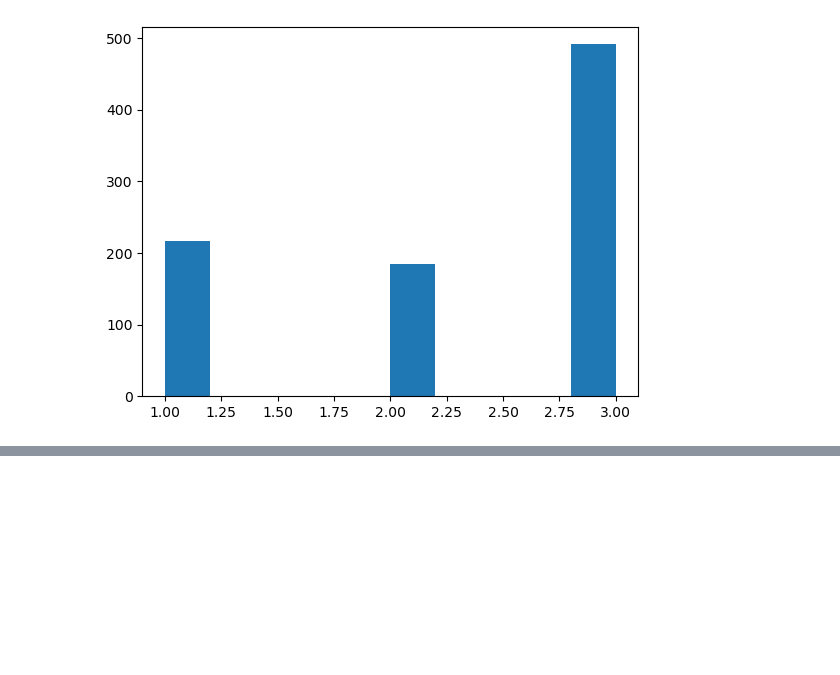
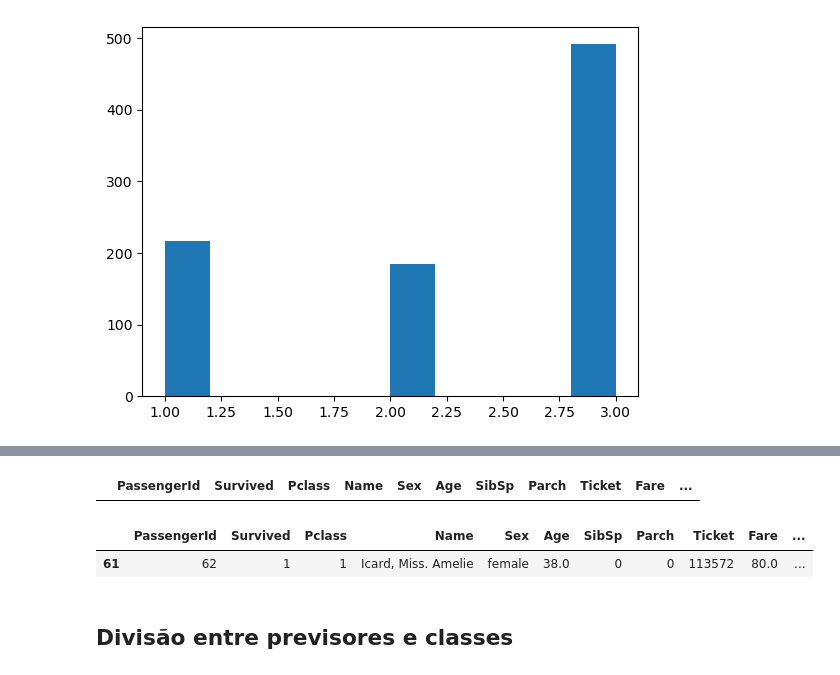
Before and after one commit to victorcunha94/ML_projects, a Jupyter notebook: titanic_kaggle/Untitled.ipynb, the cells around one changed output, grey strips where cells are left out. Drawn from its saved outputs; the diff is of its cells as text; code cells hidden in the pictures; blank space fills up the shorter version.

```diff
--- a/titanic_kaggle/Untitled.ipynb
+++ b/titanic_kaggle/Untitled.ipynb
@@ -97,0 +173,4 @@ plt.hist(x = titanic_train['Pclass']);
+# %%
+# Apagando a coluna Cabin, tem-se muitos dados faltantes
+titanic_train.drop('Cabin', axis = 1, inplace = True)
+titanic_train
@@ -97,0 +191,3 @@ plt.hist(x = titanic_train['Pclass']);
+# %%
+# Tratamento de valores faltantes, subistituindo as idades faltantes pela média
+titanic_train['Age'].fillna(titanic_train['Age'].mean(), inplace = True)
@@ -97,0 +198,2 @@ plt.hist(x = titanic_train['Pclass']);
+# %%
+titanic_train['Embarked'].fillna(titanic_train['Embarked'].mode()[0], inplace = True)
@@ -97,0 +215,11 @@ plt.hist(x = titanic_train['Pclass']);
+# %%
+titanic_train.loc[pd.isnull(titanic_train["Embarked"])]
+# %% [output]
+|  | PassengerId | Survived | Pclass | Name | Sex | Age | SibSp | Parch | Ticket | Fare | ... |
+# %%
+titanic_train.loc[(titanic_train['PassengerId'] == 62)]
+# %% [output]
+|  | PassengerId | Survived | Pclass | Name | Sex | Age | SibSp | Parch | Ticket | Fare | ... |
+| 61 | 62 | 1 | 1 | Icard, Miss. Amelie | female | 38.0 | 0 | 0 | 113572 | 80.0 | ... |
+# %% [markdown]
+## Divisão entre previsores e classes
```
Also changed, not shown: parts of 19 cells of this notebook.
